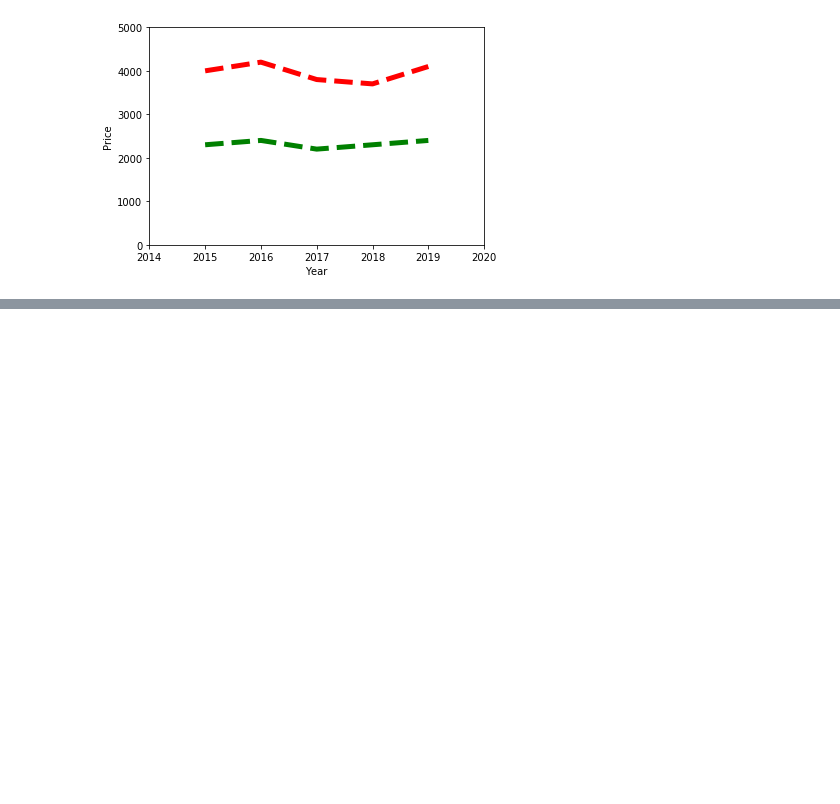
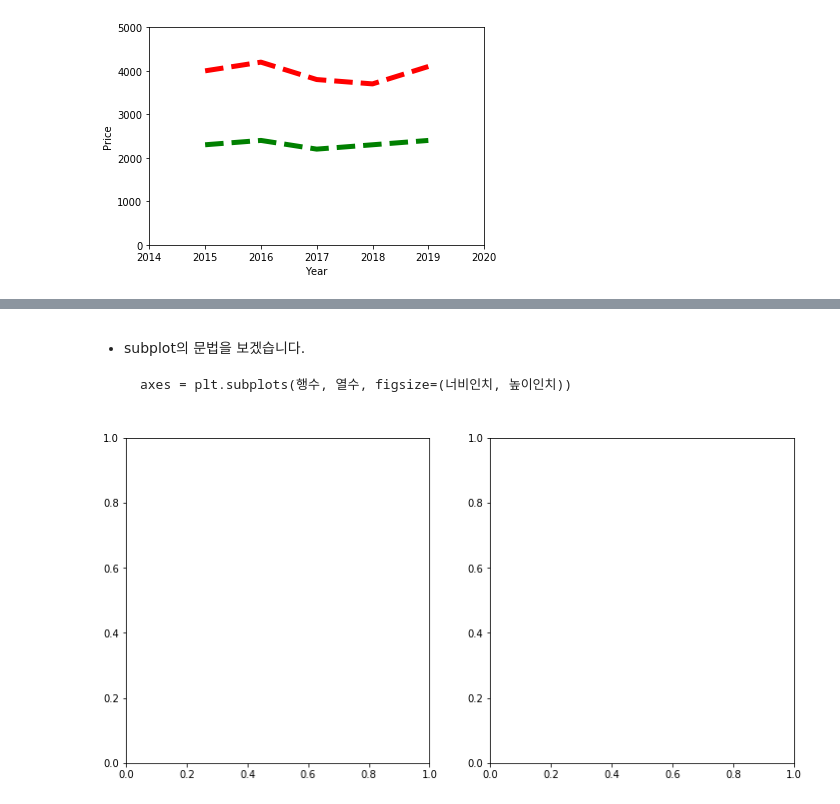
Before and after one commit to joshuajhchoi/ai2learn, a Jupyter notebook: 파이썬_처음하는_분들을_위한_8시간_만에_이해하는_머신_러닝_기초_수업_(4)_Matplotlib_기본_이해.ipynb, the cells around one changed output, grey strips where cells are left out. Drawn from its saved outputs; the diff is of its cells as text; code cells hidden in the pictures; blank space fills up the shorter version.

```diff
--- a/파이썬_처음하는_분들을_위한_8시간_만에_이해하는_머신_러닝_기초_수업_(4)_Matplotlib_기본_이해.ipynb
+++ b/파이썬_처음하는_분들을_위한_8시간_만에_이해하는_머신_러닝_기초_수업_(4)_Matplotlib_기본_이해.ipynb
@@ -238,0 +257,8 @@ plt.show
+# %% [markdown]
+* subplot의 문법을 보겠습니다.
+
+      axes = plt.subplots(행수, 열수, figsize=(너비인치, 높이인치))
+# %%
+axes = plt.subplots(1,2, figsize=(12,6))
+# %% [output]
+[figure, added]
```
Also changed, not shown: parts of 28 cells of this notebook.
